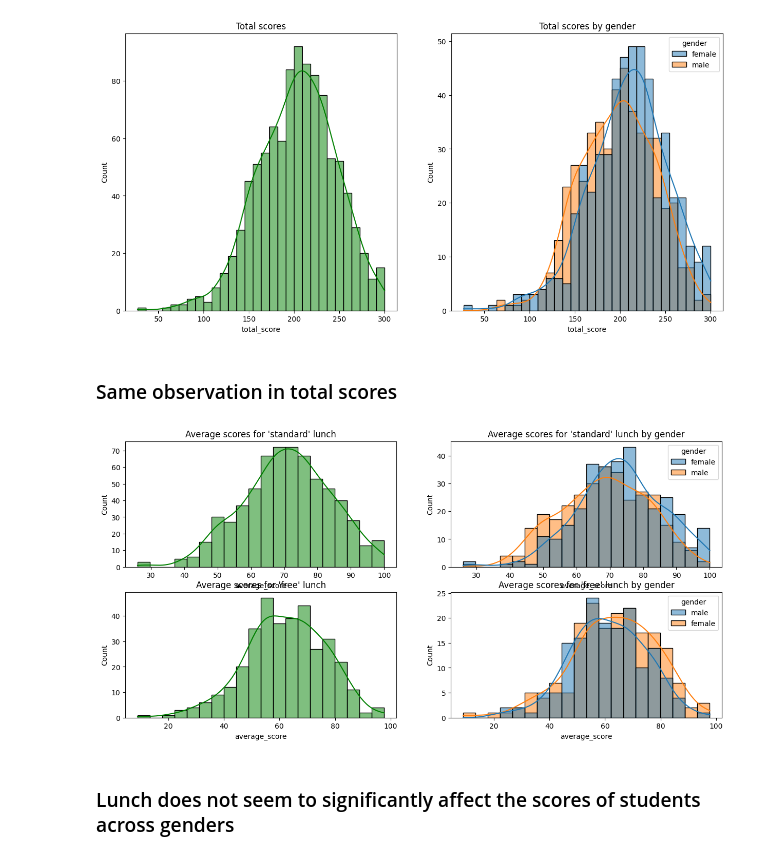
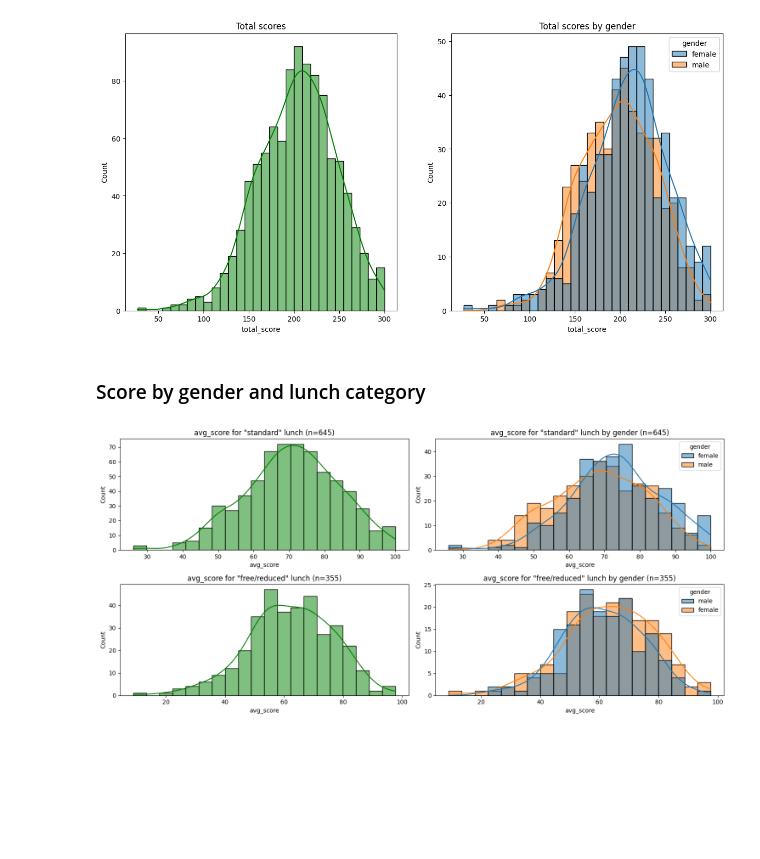
Before and after one commit to divergent96/image_to_table, a Jupyter notebook: notebook/1.EDA.ipynb, the cells around one changed output. Drawn from its saved outputs; the diff is of its cells as text; code cells hidden in the pictures; blank space fills up the shorter version.

```diff
--- a/notebook/1.EDA.ipynb
+++ b/notebook/1.EDA.ipynb
@@ -205,0 +161,31 @@ df.head()
+# %%
+# Make a custom function to help quickly plot comparison histograms
+
+def histogram_by_categories(df,col_cat_main, col_cat_sub, plot_metric):
+    # df - dataframe
+    # col_cat_main - main category column which will create overlapping histogram
+    # col_cat_sub - sub category used for comparison on seperate histograms
+    # plot_metric - metric for making histograms (i.e. x axis)
+
+    sub_cat_list = df[col_cat_sub].unique() #List all sub categories for use
+
+    subplot_rows = sub_cat_list.shape[0] # Each row with different parameter
+    subplot_cols = 2 # Always 2 for overall, and one histogram with main categories together
+
+    fig, ax = plt.subplots(subplot_rows,subplot_cols, figsize = (15,7*(subplot_rows-1)))
+    for index, sub_name in enumerate(sub_cat_list):
+        temp = raw_data.loc[raw_data[col_cat_sub] == sub_name,:]
+        temp_size = temp.shape[0]
+
+        plt.subplot(subplot_rows, subplot_cols, 2*index+1)
+        sns.histplot(data = temp, x = plot_metric, bins = 20, kde = True, color = 'g')
+        plt.title(plot_metric+" for \"" +sub_name+ "\" "+ col_cat_sub +" (n=%d)" %(temp_size))
+
+        plt.subplot(subplot_rows, subplot_cols, 2*index+2)
+        sns.histplot(data = temp, x = plot_metric, bins = 20, kde = True, hue = col_cat_main)
+
+        plt.title(plot_metric+" for \""+sub_name+"\" " + col_cat_sub + " by " + col_cat_main +" (n=%d)" %(temp_size))
+
+    # Show plot
+    plt.tight_layout()
+    plt.show()
@@ -229,34 +219,9 @@ plt.title("Total scores by gender")
 plt.show()
 # %% [output]
 [figure]
-# %% [markdown]
-### Same observation in total scores
-# %%
-fig, ax = plt.subplots(2,2, figsize = (15,7))
-
-# Check distributions with lunch
-temp = df.loc[df['lunch'] == 'standard',:]
-plt.subplot(221)
-sns.histplot(data = temp, x = 'average_score', bins = 20, kde = True, color = 'g')
-plt.title("Average scores for 'standard' lunch")
-
-plt.subplot(222)
-sns.histplot(data = temp, x = 'average_score', bins = 20, kde = True, hue = 'gender')
-plt.title("Average scores for 'standard' lunch by gender")
-
-# Check distributions without lunch
-temp = df.loc[df['lunch'] != 'standard',:]
-plt.subplot(223)
-sns.histplot(data = temp, x = 'average_score', bins = 20, kde = True, color = 'g')
-plt.title("Average scores for 'free' lunch")
-
-plt.subplot(224)
-sns.histplot(data = temp, x = 'average_score', bins = 20, kde = True, hue = 'gender')
-plt.title("Average scores for 'free' lunch by gender")
-
-# Show plot
-plt.show()
-# %% [output]
-[figure, removed]
-# %% [markdown]
-### Lunch does not seem to significantly affect the scores of students across genders
+# %% [markdown]
+### Score by gender and lunch category
+# %%
+histogram_by_categories(raw_data, "gender","lunch","avg_score")
+# %% [output]
+[figure, added]
```
Also changed, not shown: parts of 40 cells of this notebook, 7 other files.
